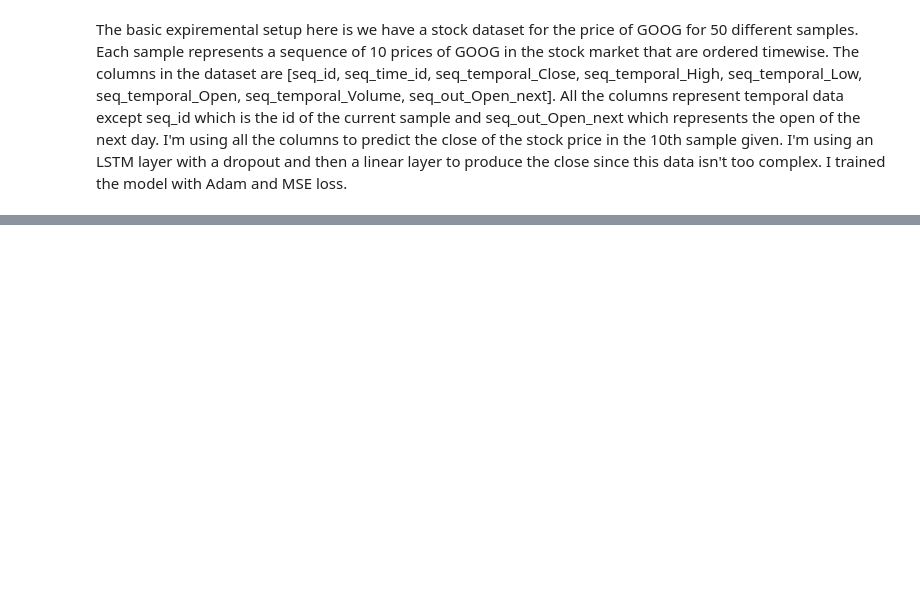
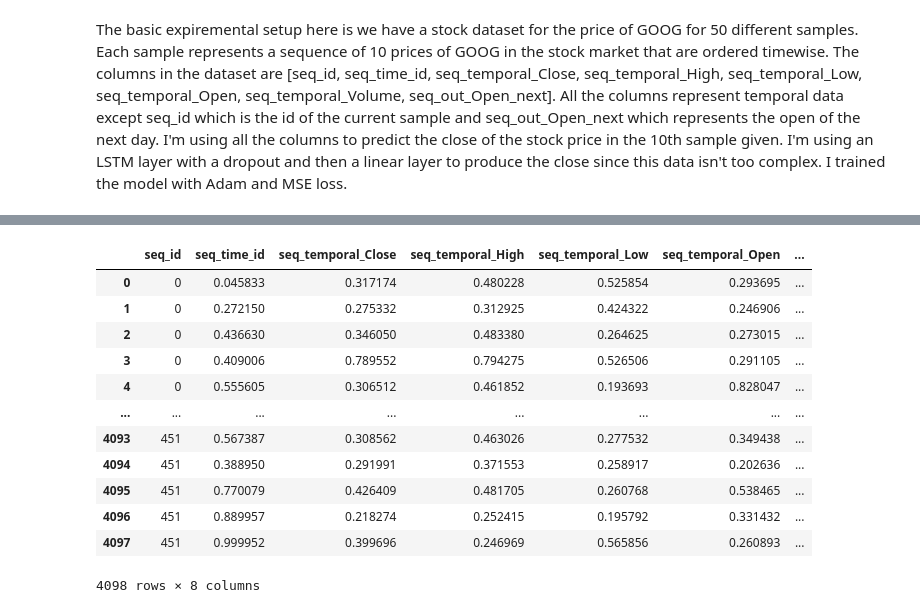
Before and after one commit to tremblerz/synthetic_time_series, a Jupyter notebook: src/SyntheticStockGenerate.ipynb, the cells around one changed output, grey strips where cells are left out. Saved outputs shown, nothing was run; the diff lists cells and outputs as text; code cells hidden in the pictures; blank space fills up the shorter version.

```diff
--- a/src/SyntheticStockGenerate.ipynb
+++ b/src/SyntheticStockGenerate.ipynb
@@ -176,2 +639,18 @@ synth_data_with_dp = syn_model_with_dp_eps1.generate(count=len(data)/10)
+# %%
+synth_data_with_dp
+# %% [output]
+|  | seq_id | seq_time_id | seq_temporal_Close | seq_temporal_High | seq_temporal_Low | seq_temporal_Open | ... |
+| 0 | 0 | 0.045833 | 0.317174 | 0.480228 | 0.525854 | 0.293695 | ... |
+| 1 | 0 | 0.272150 | 0.275332 | 0.312925 | 0.424322 | 0.246906 | ... |
+| 2 | 0 | 0.436630 | 0.346050 | 0.483380 | 0.264625 | 0.273015 | ... |
+| 3 | 0 | 0.409006 | 0.789552 | 0.794275 | 0.526506 | 0.291105 | ... |
+| 4 | 0 | 0.555605 | 0.306512 | 0.461852 | 0.193693 | 0.828047 | ... |
+| ... | ... | ... | ... | ... | ... | ... | ... |
+| 4093 | 451 | 0.567387 | 0.308562 | 0.463026 | 0.277532 | 0.349438 | ... |
+| 4094 | 451 | 0.388950 | 0.291991 | 0.371553 | 0.258917 | 0.202636 | ... |
+| 4095 | 451 | 0.770079 | 0.426409 | 0.481705 | 0.260768 | 0.538465 | ... |
+| 4096 | 451 | 0.889957 | 0.218274 | 0.252415 | 0.195792 | 0.331432 | ... |
+| 4097 | 451 | 0.999952 | 0.399696 | 0.246969 | 0.565856 | 0.260893 | ... |
+4098 rows × 8 columns
 # %%
 synth_data_with_dp_eps5 = syn_model_with_dp_eps5.generate(count=len(data)/10)
```
Also changed, not shown: parts of 71 cells of this notebook.
